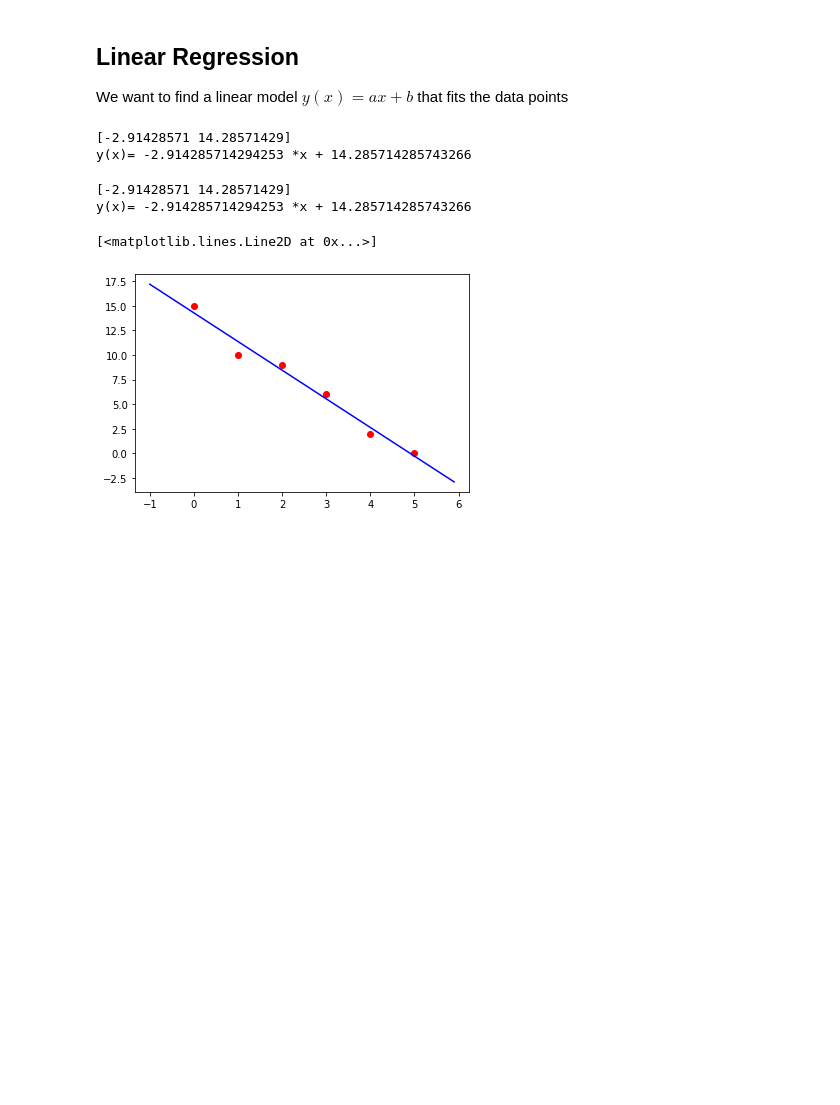
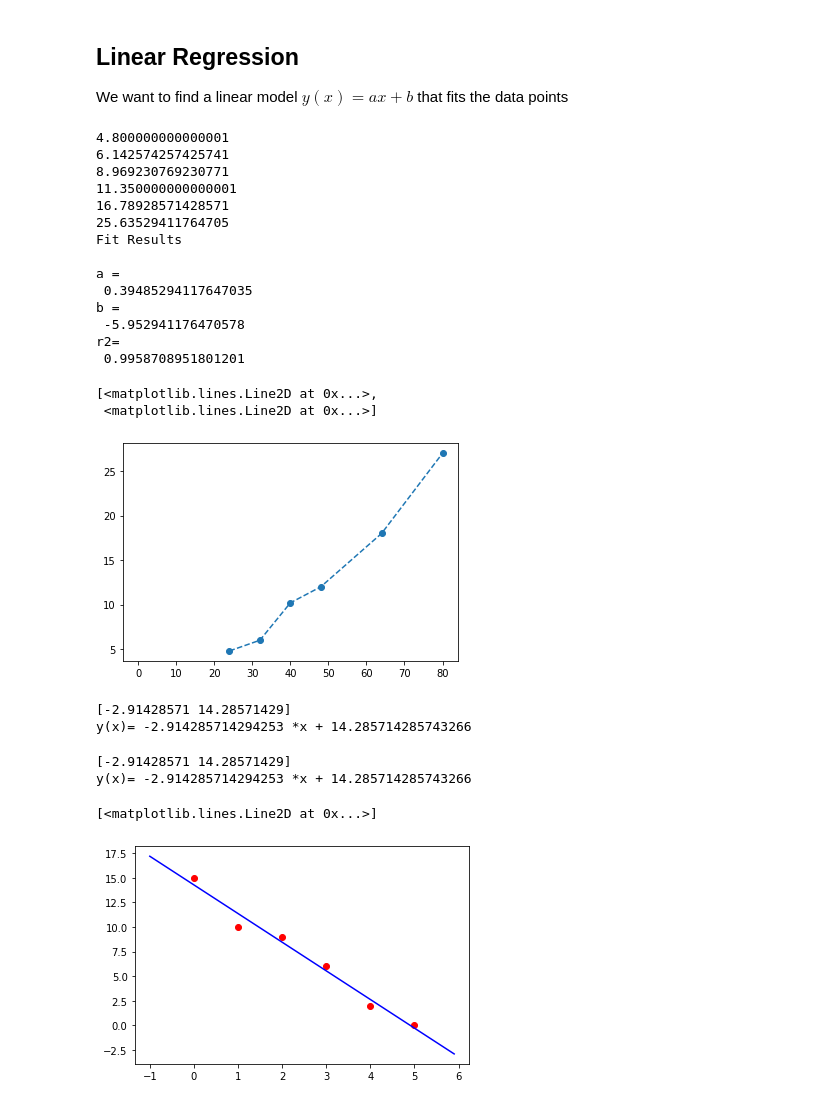
Before and after one commit to physicsYTU/FIZ4610-Computational-Physics, a Jupyter notebook: curvefitting.ipynb, the cells around one changed output. Drawn from its saved outputs; the diff is of its cells as text; code cells hidden in the pictures; blank space fills up the shorter version.

```diff
--- a/curvefitting.ipynb
+++ b/curvefitting.ipynb
@@ -34,3 +52,68 @@ We want to find a linear model *$y(x) = a x + b$* that fits the data points
+# %%
+# data
+import math
+from matplotlib import pyplot as plt
+# import matplotlib.pyplot as plt
+
+x = [24, 32, 40, 48, 64, 80]
+y = [4.8, 6.0, 10.2, 12.0, 18.0, 27.0]
+
+n = len(x)
+
+#  % compute the coefficients
+
+sum1=0.  #x
+sum2=0.  #x*x
+sum3=0.  #x*y
+sum4=0.  #y
+sum5=0. #(y-a*x-b)**2
+sum6=0.  #(y-ym)**2
+for i in range (n):
+  sum1 = sum1+x[i]
+  sum2 += x[i]*x[i]
+  sum3 += x[i]*y[i]
+  sum4 += y[i]
+
+  factor = n*sum2-sum1*sum1
+
+  a = (n*sum3-sum1*sum4)/factor
+  b = (sum2*sum4-sum1*sum3)/factor
+
+  sum5 += (y[i]- a*x[i]-b)**2
+  ym = sum5/n
+  sum6 += (y[i]-ym)**2
+#  % compute the goodness of the fit
+  c=a*x[i]+b
+  print(c)
+
+  S = sum5
+  St = sum6
+  r2 = (St-S)/St
+ #   print out the results
+
+print("Fit Results\n")
+print("a = \n",a)
+print("b = \n",b)
+print("r2= \n",r2)
+plt.plot(x,y,"o--",c,"r-")
+# %% [output]
+4.800000000000001
+6.142574257425741
+8.969230769230771
+11.350000000000001
+16.78928571428571
+25.63529411764705
+Fit Results
+
+a =
+ 0.39485294117647035
+b =
+ -5.952941176470578
+r2=
+ 0.9958708951801201
+[<matplotlib.lines.Line2D at 0x...>,
+ <matplotlib.lines.Line2D at 0x...>]
+[figure, added]
 # %%
 from scipy.optimize import curve_fit
 
```
Also changed, not shown: parts of 8 cells of this notebook.
